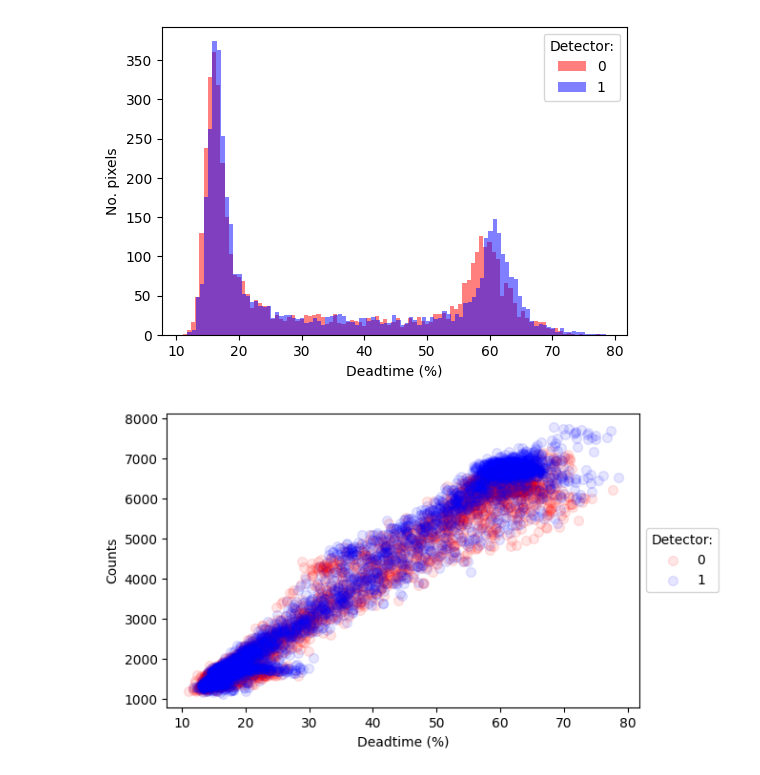
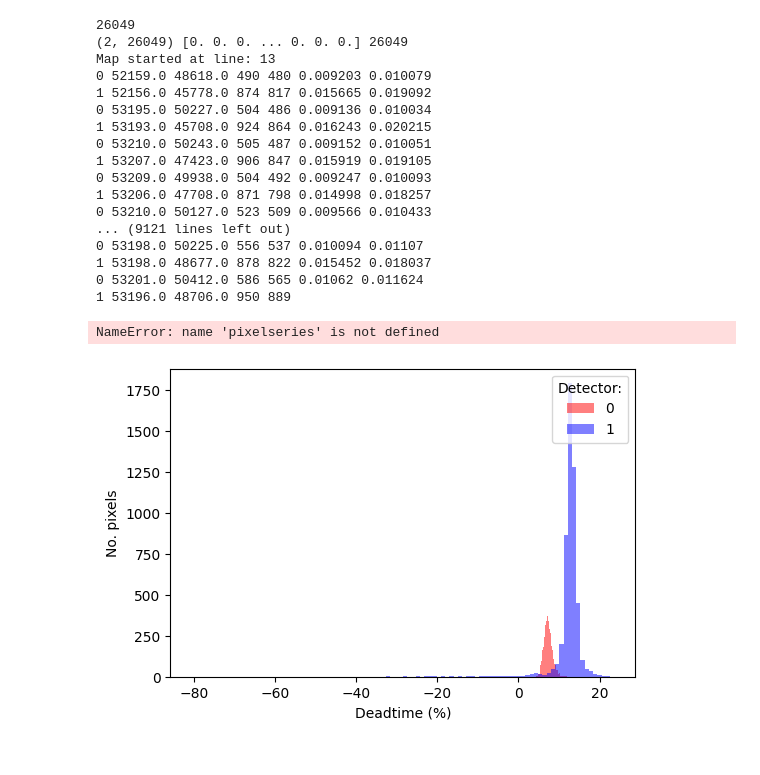
Before and after one commit to lachlanc61/ColourspecXFM, a Jupyter notebook: deadtime.ipynb, the cells around one changed output. Saved outputs shown, nothing was run; the diff lists cells and outputs as text; code cells hidden in the pictures.

Commit message:
updated diagops to split logs by map

```diff
--- a/deadtime.ipynb
+++ b/deadtime.ipynb
@@ -30,0 +1,9 @@ Row 36/36 at pixel 4607, byte 33142598 (100.0 %)
+# %%
+import main
+import os
+
+indir="/mnt/d/DATA/XFMDATA/2023/Lachlan/REFERENCE/uMatter/Mo_vac_230313/50-200_TC0p5/"
+
+args_in = ["-f", os.path.join(indir,"um2.GeoPIXE"), "-a"]
+
+pixelseries, xfmap = main.main(args_in)
@@ -31,9 +35,31 @@ Row 36/36 at pixel 4607, byte 33142598 (100.0 %)
 # %%
 import xfmreadout.dtops as dtops
+import xfmreadout.diagops as diagops
+
+args_in = ["-f", os.path.join(indir,"diagnostics_um2.log")]
+
+realtime, livetime, triggers, events, icr, ocr, dt_log = diagops.main(args_in)
 
 dtops.dthist(dt_log, "./out/", 2)
 
 dtops.dtscatter(dt_log, pixelseries.sum, "./out/", 2)
 # %% [output]
+26049
+(2, 26049) [0. 0. 0. ... 0. 0. 0.] 26049
+Map started at line: 13
+0 52159.0 48618.0 490 480 0.009203 0.010079
+1 52156.0 45778.0 874 817 0.015665 0.019092
+0 53195.0 50227.0 504 486 0.009136 0.010034
+1 53193.0 45708.0 924 864 0.016243 0.020215
+0 53210.0 50243.0 505 487 0.009152 0.010051
+1 53207.0 47423.0 906 847 0.015919 0.019105
+0 53209.0 49938.0 504 492 0.009247 0.010093
+1 53206.0 47708.0 871 798 0.014998 0.018257
+0 53210.0 50127.0 523 509 0.009566 0.010433
+... (9121 lines left out)
+0 53198.0 50225.0 556 537 0.010094 0.01107
+1 53198.0 48677.0 878 822 0.015452 0.018037
+0 53201.0 50412.0 586 565 0.01062 0.011624
+1 53196.0 48706.0 950 889
+NameError: name 'pixelseries' is not defined
-[figure, old version]
+[figure, new version]
-[figure, removed]
```
Also changed, not shown: parts of 2 cells of this notebook, 5 other files.
